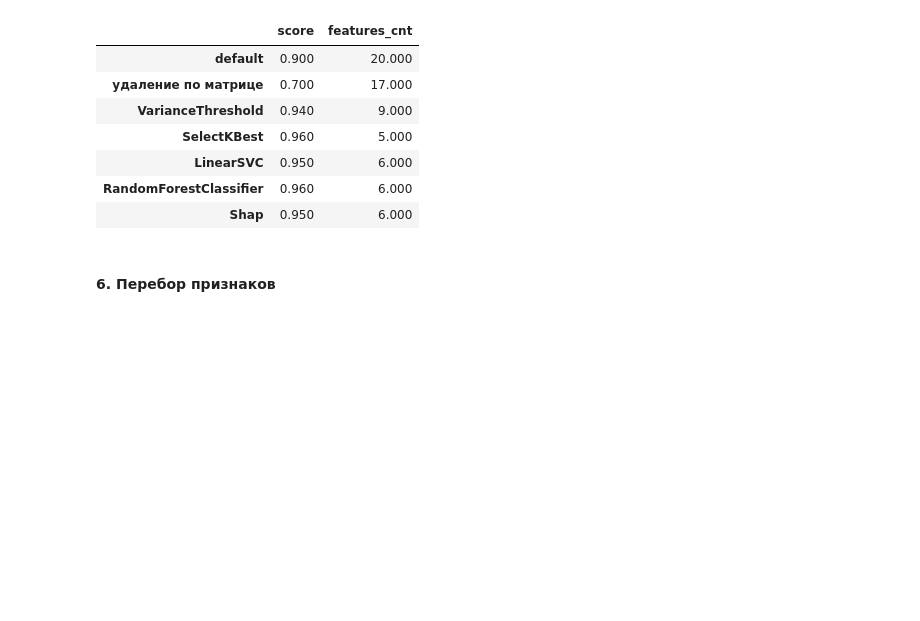
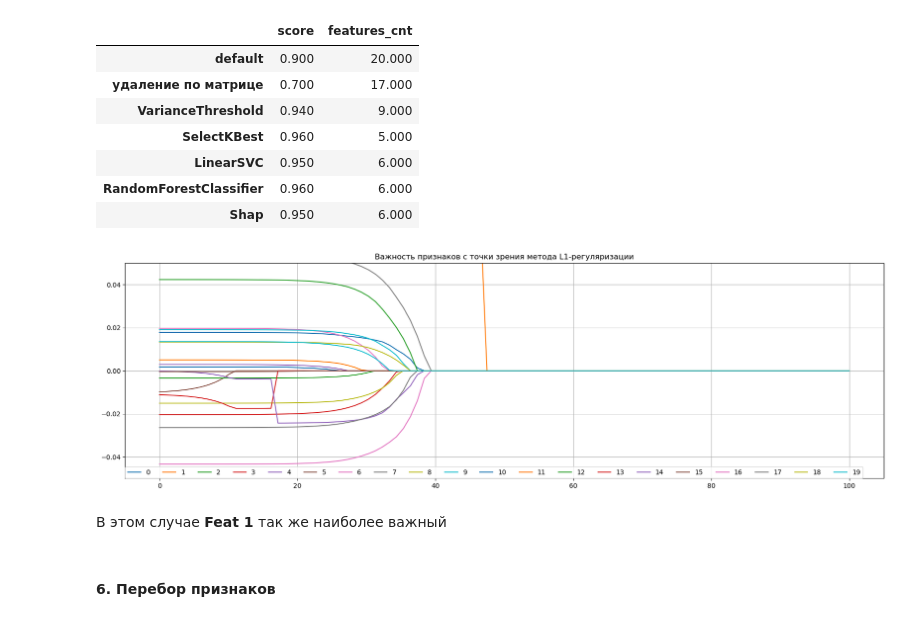
Before and after one commit to choodnovsky/Netilogiya_degp13, a Jupyter notebook: dz_8.11.ipynb, the cells around one changed output. Cells and saved outputs as stored; diff of their text form; code cells hidden in the pictures; blank space fills up the shorter version.

```diff
--- a/dz_8.11.ipynb
+++ b/dz_8.11.ipynb
@@ -293,6 +296,26 @@ res.T
 | LinearSVC | 0.950 | 6.000 |
 | RandomForestClassifier | 0.960 | 6.000 |
 | Shap | 0.950 | 6.000 |
+# %%
+X_sc = StandardScaler().fit_transform(data)
+lg_l, pred_l = [], []
+list_l = list(2**np.linspace(-20, 20, 100))
+for i in range(len(list_l)):
+    m_l = Lasso(alpha=list_l[i]).fit(X_sc, y_data_generated)
+    lg_l.append(m_l)
+    pred_l.append(m_l.coef_)
+plt.figure(figsize=(21, 6))
+x_l = np.linspace(0, len(pred_l), len(pred_l))
+for i in np.vstack(pred_l).T:
+    sns.lineplot(x_l, np.sign(i) * np.abs(i))
+plt.ylim(-0.05, 0.05)
+plt.legend(data.columns, ncol = len(data.columns), borderaxespad=0.)
+plt.title('Важность признаков с точки зрения метода L1-регуляризации')
+plt.grid()
+# %% [output]
+[figure, added]
+# %% [markdown]
+В этом случае __Feat 1__ так же наиболее важный
 # %% [markdown]
 #### 6. Перебор признаков
 # %% [markdown]
```
Also changed, not shown: parts of 1 cell of this notebook.
